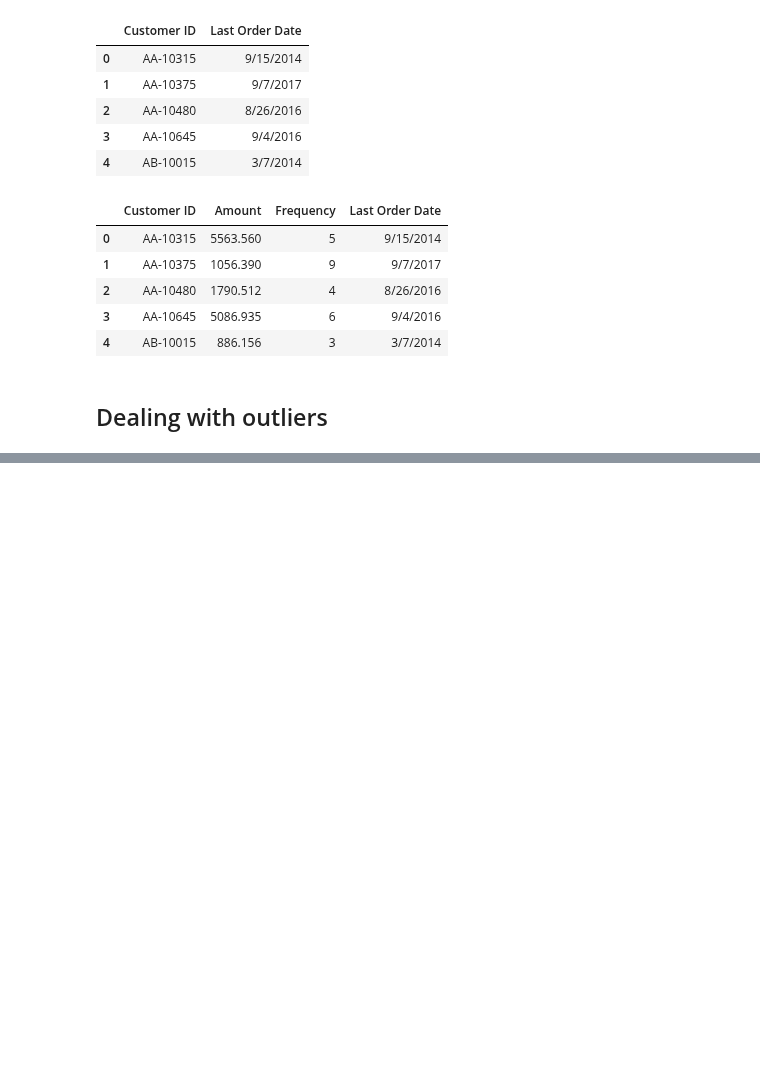
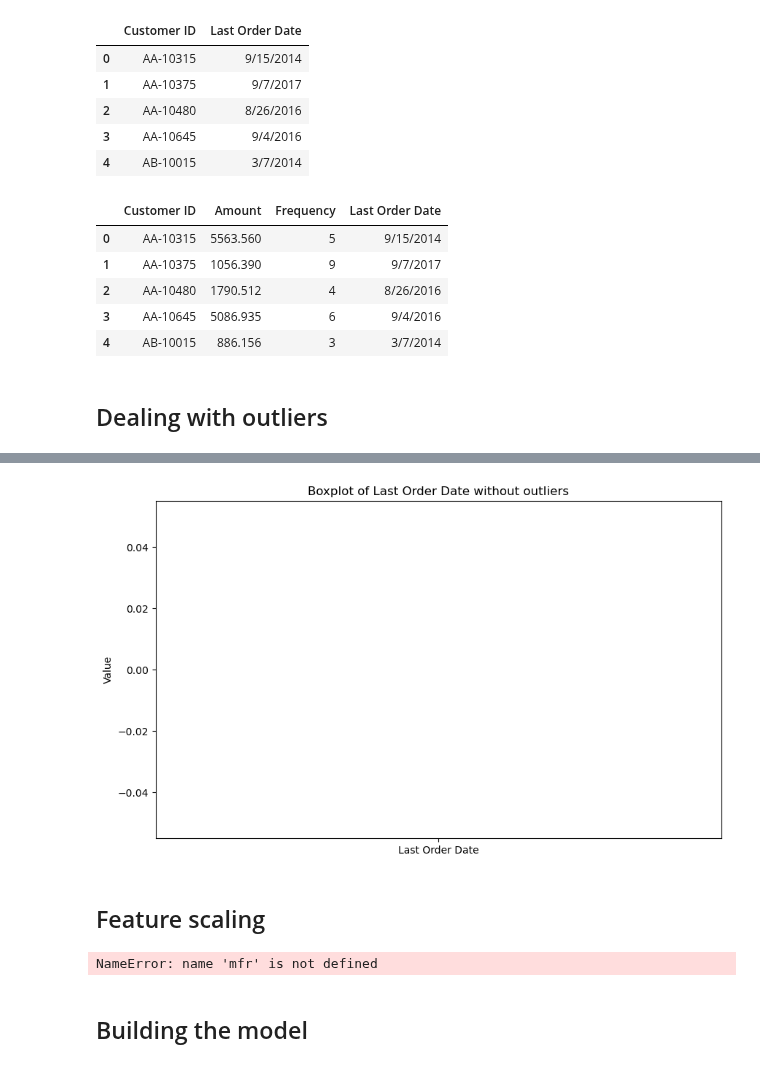
Before and after one commit to MaxLopezSalgado/superstore_e-commerce, a Jupyter notebook: ML/ML.ipynb, the cells around one changed output, grey strips where cells are left out. Drawn from its saved outputs; the diff is of its cells as text; code cells hidden in the pictures; blank space fills up the shorter version.

```diff
--- a/ML/ML.ipynb
+++ b/ML/ML.ipynb
@@ -370,0 +309,23 @@ These metrics can provide additional insights into the performance of our machin
+# %%
+# Calculate the IQR for 'Last Order Date'
+last_order_date_Q1 = superstore_recency['Last Order Date'].quantile(0.25)
+last_order_date_Q3 = superstore_recency['Last Order Date'].quantile(0.75)
+last_order_date_IQR = last_order_date_Q3 - last_order_date_Q1
+# %%
+# Define the lower and upper bounds for outliers
+recency_lower_bound = last_order_date_Q1 - 1.5 * last_order_date_IQR
+recency_upper_bound = last_order_date_Q3 + 1.5 * last_order_date_IQR
+# %%
+# Remove outliers from 'Last Order Date'
+superstore_recency_without_outliers = superstore_recency[(superstore_recency['Last Order Date'] >= recency_lower_bound) & (superstore_recency['Last Order Date'] <= recency_upper_bound)]
+# %%
+## Create a boxplot of the Last Order Date values without outliers
+plt.figure(figsize=(10, 6))
+plt.boxplot(superstore_recency_without_outliers['Last Order Date'], labels=['Last Order Date'])
+plt.ylabel('Value')
+plt.title('Boxplot of Last Order Date without outliers')
+plt.show()
+# %% [output]
+[figure, added]
+# %% [markdown]
+## Feature scaling
@@ -370,0 +335,18 @@ These metrics can provide additional insights into the performance of our machin
+# %%
+# Rescaling the attributes
+rfm_df = rfm[['Amount', 'Frequency', 'Recency']]
+
+# Instantiate
+scaler = StandardScaler()
+
+# fit_transform
+rfm_df_scaled = scaler.fit_transform(rfm_df)
+rfm_df_scaled.shape
+
+rfm_df_scaled = pd.DataFrame(rfm_df_scaled)
+rfm_df_scaled.columns = ['Amount', 'Frequency', 'Recency']
+rfm_df_scaled.head()
+# %% [output]
+NameError: name 'mfr' is not defined
+# %% [markdown]
+## Building the model
```
Also changed, not shown: parts of 46 cells of this notebook.
